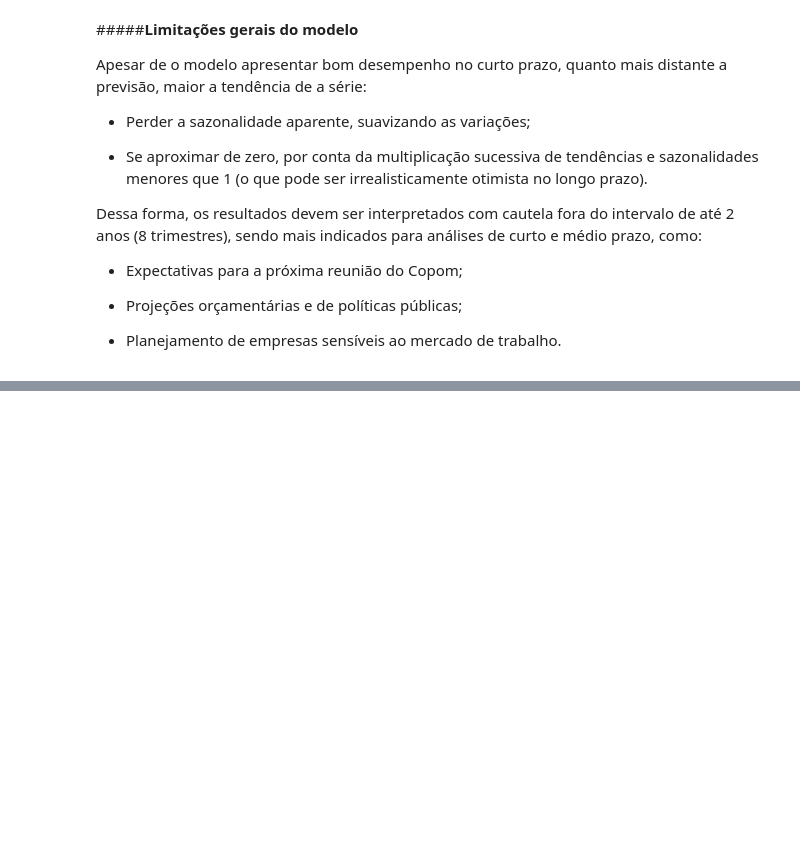
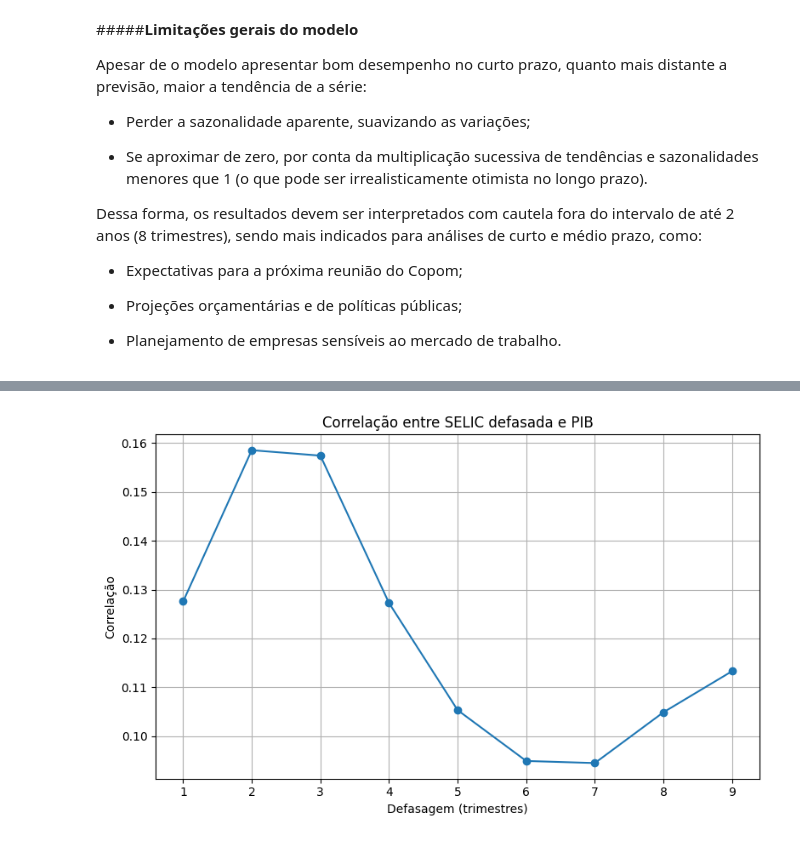
Before and after one commit to gabyxsantos/Economia, a Jupyter notebook: trabalho_pt2.ipynb, the cells around one changed output, grey strips where cells are left out. Cells and saved outputs as stored; diff of their text form; code cells hidden in the pictures; blank space fills up the shorter version.

```diff
--- a/trabalho_pt2.ipynb
+++ b/trabalho_pt2.ipynb
@@ -1341,0 +1405,30 @@ Dessa forma, os resultados devem ser interpretados com cautela fora do intervalo
+# %%
+def defasagemPIB_SELIC(defasagem):
+    n_trimestres = PIB_SELIC_trim.shape[0] - 1
+    pib = PIB_SELIC_trim.loc[0:n_trimestres - defasagem, 'PIB (%) Normalizada'].reset_index(drop=True)
+    selic = PIB_SELIC_trim.loc[defasagem:n_trimestres, 'Taxa Selic Normalizada'].reset_index(drop=True)
+
+    min_len = min(len(pib), len(selic))
+    pib = pib[:min_len]
+    selic = selic[:min_len]
+
+    correlacao = selic.corr(pib)
+    pearson = (pib*selic).mean()
+    return pearson,correlacao
+# %%
+corr_def = []
+
+for i in range(1, 10):
+    p, corr = defasagemPIB_SELIC(i)
+    d = {
+        'Defasagem': i,
+        'Trimestre Inicial Selic': PIB_SELIC_trim['Trimestre'].iloc[i],
+        'Trimestre Final PIB': PIB_SELIC_trim['Trimestre'].iloc[PIB_SELIC_trim.shape[0] - i - 1],
+        'Pearson': p,
+        'Correlacao Defasagem': corr
+    }
+    corr_def.append(d)
+
+
+df_corr_def = pd.DataFrame(corr_def)
+df_corr_def
@@ -1341,0 +1446,11 @@ Dessa forma, os resultados devem ser interpretados com cautela fora do intervalo
+# %%
+plt.figure(figsize=(8,5))
+plt.plot(df_corr_def['Defasagem'], df_corr_def['Correlacao Defasagem'], marker='o')
+plt.title('Correlação entre SELIC defasada e PIB')
+plt.xlabel('Defasagem (trimestres)')
+plt.ylabel('Correlação')
+plt.grid(True)
+plt.tight_layout()
+plt.show()
+# %% [output]
+[figure, added]
```
Also changed, not shown: parts of 8 cells of this notebook.
